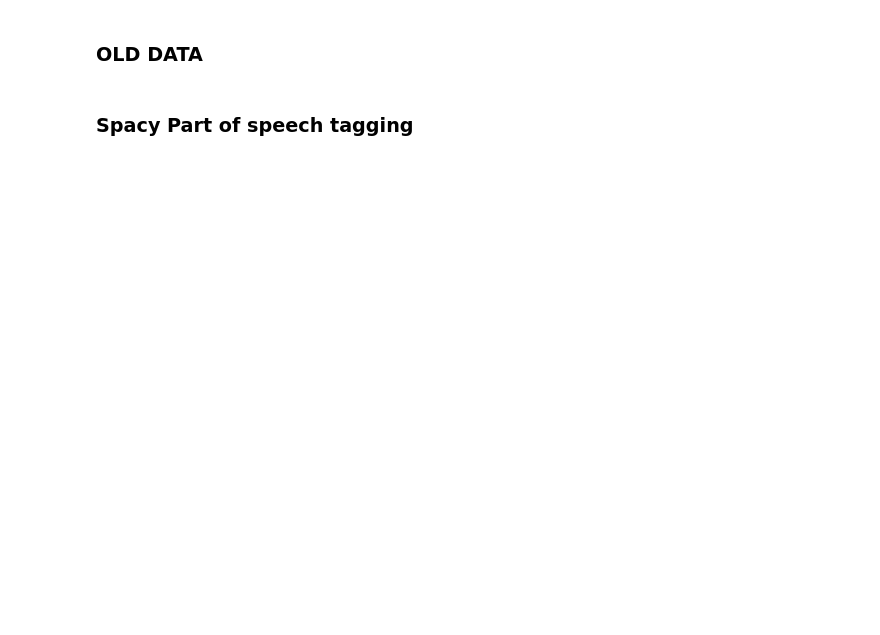
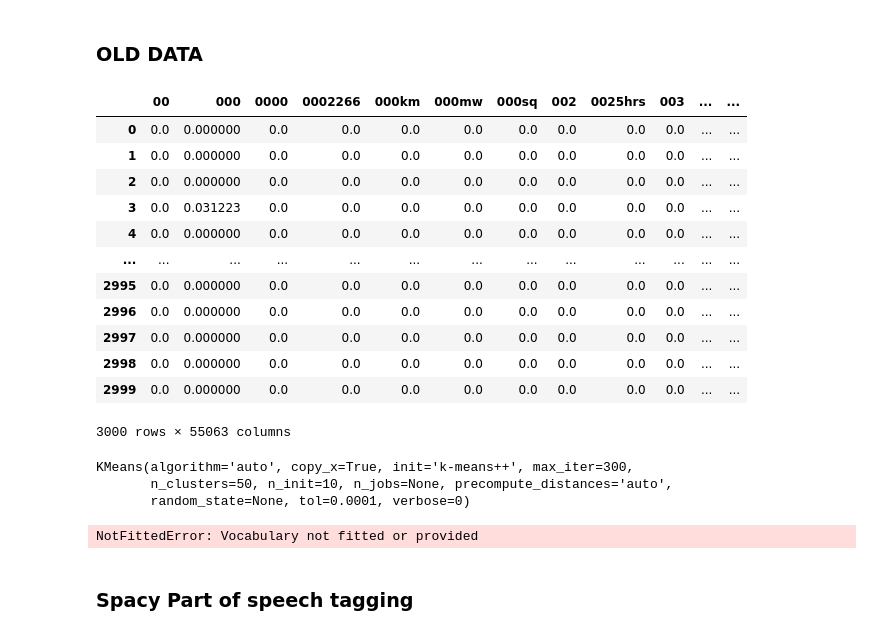
Before and after one commit to anitailango/affinity, a Jupyter notebook: notebooks/TopicCluster.ipynb, the cells around one changed output. Drawn from its saved outputs; the diff is of its cells as text; code cells hidden in the pictures; blank space fills up the shorter version.

```diff
--- a/notebooks/TopicCluster.ipynb
+++ b/notebooks/TopicCluster.ipynb
@@ -251,4 +254,41 @@ new = new.drop([columnName if ])
 # %% [markdown]
 ### OLD DATA
 # %%
-data = pd.read_csv('/Users/daviddeng8/Documents/Projects/affinity/data/outlet_data.csv')
+data_old = pd.read_csv('/Users/daviddeng8/Documents/Projects/affinity/data/outlet_data.csv')
+
+vectorizer_old = TfidfVectorizer(use_idf = True, stop_words = 'english')
+matrix_old = vectorizer.fit_transform(data_old['content'])
+df_old = pd.DataFrame(matrix_old.toarray(), columns = vectorizer.get_feature_names())
+df_old
+# %% [output]
+|  | 00 | 000 | 0000 | 0002266 | 000km | 000mw | 000sq | 002 | 0025hrs | 003 | ... | ... |
+| 0 | 0.0 | 0.000000 | 0.0 | 0.0 | 0.0 | 0.0 | 0.0 | 0.0 | 0.0 | 0.0 | ... | ... |
+| 1 | 0.0 | 0.000000 | 0.0 | 0.0 | 0.0 | 0.0 | 0.0 | 0.0 | 0.0 | 0.0 | ... | ... |
+| 2 | 0.0 | 0.000000 | 0.0 | 0.0 | 0.0 | 0.0 | 0.0 | 0.0 | 0.0 | 0.0 | ... | ... |
+| 3 | 0.0 | 0.031223 | 0.0 | 0.0 | 0.0 | 0.0 | 0.0 | 0.0 | 0.0 | 0.0 | ... | ... |
+| 4 | 0.0 | 0.000000 | 0.0 | 0.0 | 0.0 | 0.0 | 0.0 | 0.0 | 0.0 | 0.0 | ... | ... |
+| ... | ... | ... | ... | ... | ... | ... | ... | ... | ... | ... | ... | ... |
+| 2995 | 0.0 | 0.000000 | 0.0 | 0.0 | 0.0 | 0.0 | 0.0 | 0.0 | 0.0 | 0.0 | ... | ... |
+| 2996 | 0.0 | 0.000000 | 0.0 | 0.0 | 0.0 | 0.0 | 0.0 | 0.0 | 0.0 | 0.0 | ... | ... |
+| 2997 | 0.0 | 0.000000 | 0.0 | 0.0 | 0.0 | 0.0 | 0.0 | 0.0 | 0.0 | 0.0 | ... | ... |
+| 2998 | 0.0 | 0.000000 | 0.0 | 0.0 | 0.0 | 0.0 | 0.0 | 0.0 | 0.0 | 0.0 | ... | ... |
+| 2999 | 0.0 | 0.000000 | 0.0 | 0.0 | 0.0 | 0.0 | 0.0 | 0.0 | 0.0 | 0.0 | ... | ... |
+3000 rows × 55063 columns
+# %%
+number_of_clusters_old = 50
+model_old = KMeans(n_clusters = number_of_clusters_old)
+model_old.fit(matrix_old)
+# %% [output]
+KMeans(algorithm='auto', copy_x=True, init='k-means++', max_iter=300,
+       n_clusters=50, n_init=10, n_jobs=None, precompute_distances='auto',
+       random_state=None, tol=0.0001, verbose=0)
+# %%
+order_centroids_old = model_old.cluster_centers_.argsort()[:, ::-1]
+terms_old = vectorizer_old.get_feature_names()
+for i in range(number_of_clusters_old):
+    print("Cluster %d:" % i),
+    for ind in order_centroids_old[i, :10]:
+        print(' %s' % terms_old[ind]),
+    print
+# %% [output]
+NotFittedError: Vocabulary not fitted or provided
```
Also changed, not shown: parts of 10 cells of this notebook, 2 other files.
